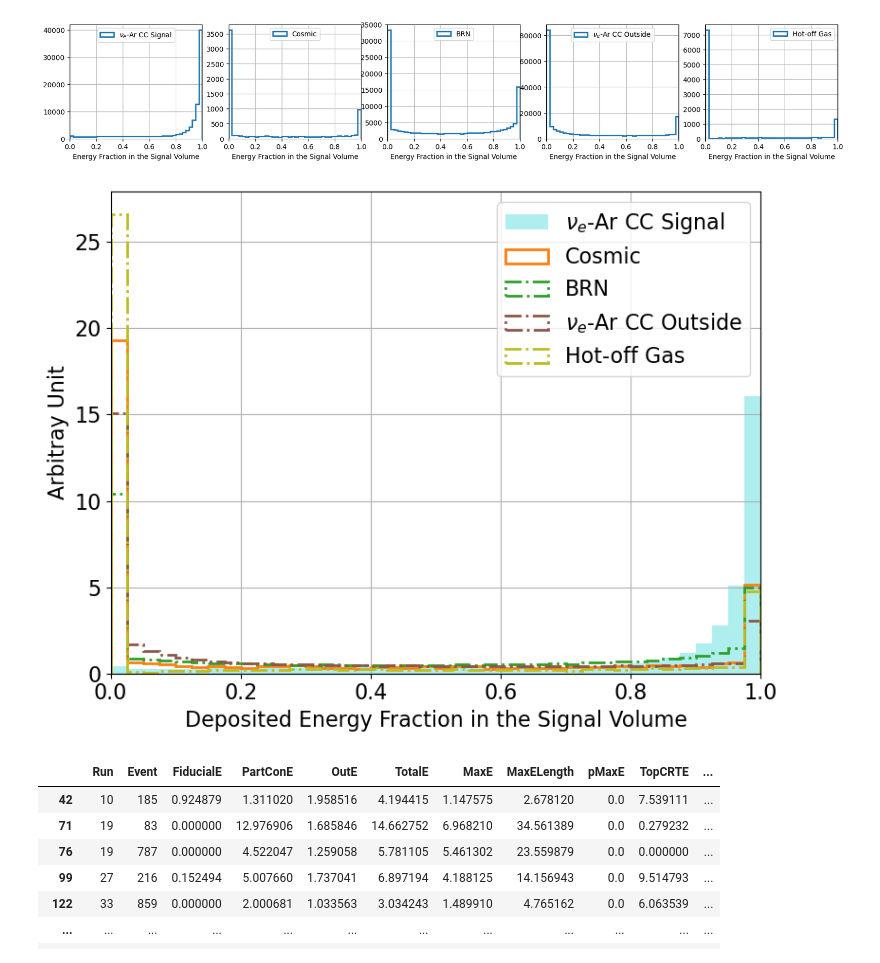
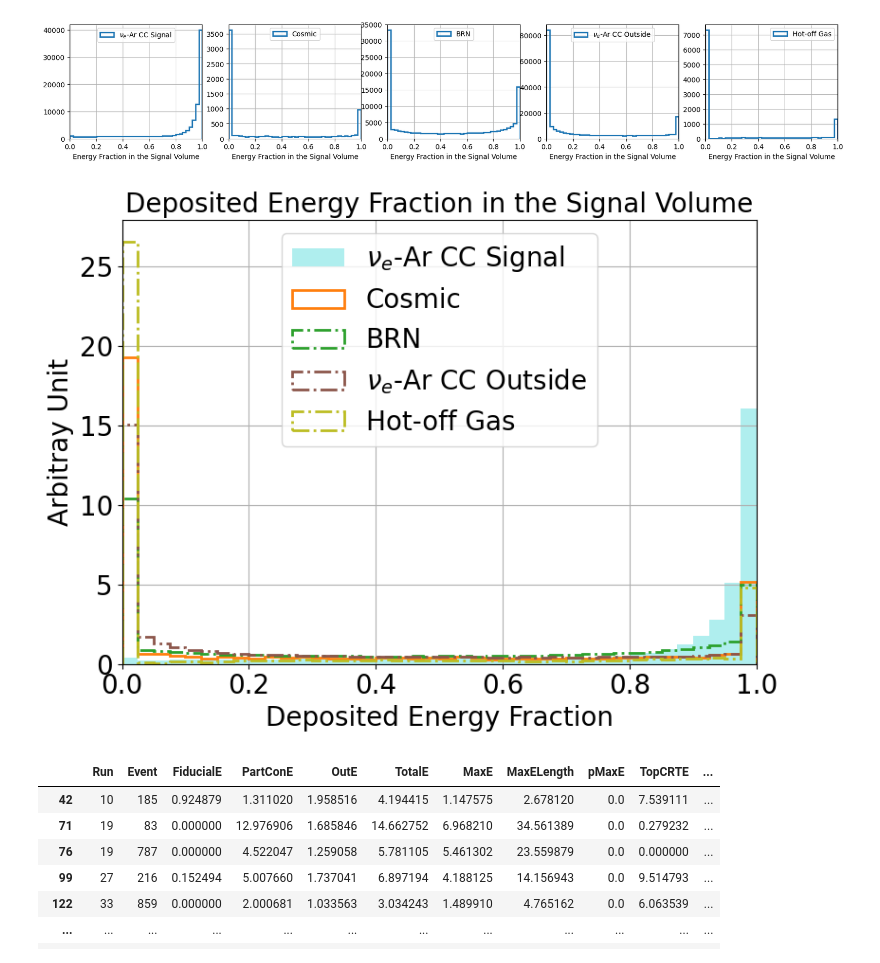
Before and after one commit to yuntsebaryon/SimpleCosmics, a Jupyter notebook: G4Analysis/checkEFrac_v2.ipynb, the cells around one changed output. Cells and saved outputs as stored; diff of their text form; code cells hidden in the pictures.

Commit message:
fine tune the layout of the plot

```diff
--- a/G4Analysis/checkEFrac_v2.ipynb
+++ b/G4Analysis/checkEFrac_v2.ipynb
@@ -148,30 +148,31 @@ ax[4].legend( loc = 'upper right' )
 # %%
 fig, ax = plt.subplots( figsize = (8, 6), layout = 'tight' )
 
 ax.hist( signal.SignalVolEFrac, bins = np.linspace(0, 1, 41), density = True, color = 'paleturquoise',
         label = r'$\nu_e$-Ar CC Signal' )
 ax.hist( cosmic.SignalVolEFrac, bins = np.linspace(0, 1, 41), density = True, histtype = 'step', lw = 2, color = 'tab:orange',
         label = 'Cosmic' )
 ax.hist( brn.SignalVolEFrac, bins = np.linspace(0, 1, 41), density = True, histtype = 'step', lw = 2, linestyle = '-.', color = 'tab:green',
         label = 'BRN')
 ax.hist( nueOut.SignalVolEFrac, bins = np.linspace(0, 1, 41), density = True, histtype = 'step', lw = 2, linestyle = '-.', color = 'tab:brown',
         label = r'$\nu_e$-Ar CC Outside' )
 ax.hist( hog.SignalVolEFrac, bins = np.linspace(0, 1, 41), density = True, histtype = 'step', lw = 2, linestyle = '-.', color = 'tab:olive',
         label = 'Hot-off Gas')
 
 
-ax.set_xlabel( 'Deposited Energy Fraction in the Signal Volume', fontsize = 16)
-ax.set_ylabel( 'Arbitray Unit', fontsize = 16)
-ax.tick_params( axis = 'x', labelsize = 16)
-ax.tick_params( axis = 'y', labelsize = 16)
+ax.set_xlabel( 'Deposited Energy Fraction', fontsize = 20)
+ax.set_ylabel( 'Arbitray Unit', fontsize = 20)
+ax.tick_params( axis = 'x', labelsize = 20)
+ax.tick_params( axis = 'y', labelsize = 20)
+ax.set_title( 'Deposited Energy Fraction in the Signal Volume', fontsize = 20 )
 
 ax.set_xlim([ 0, 1 ])
 ax.grid(':')
-ax.legend(fontsize = 16)
+ax.legend(loc = 'upper center', fontsize = 20)
 
 fig.savefig('SignalVolEFraction.pdf')
 # %% [output]
-[figure, old version]
+[figure, new version]
 # %%
 cosmic[(cosmic.SignalVolEFrac>0.4)&(cosmic.OutE>1)]
 # %% [output]
```
